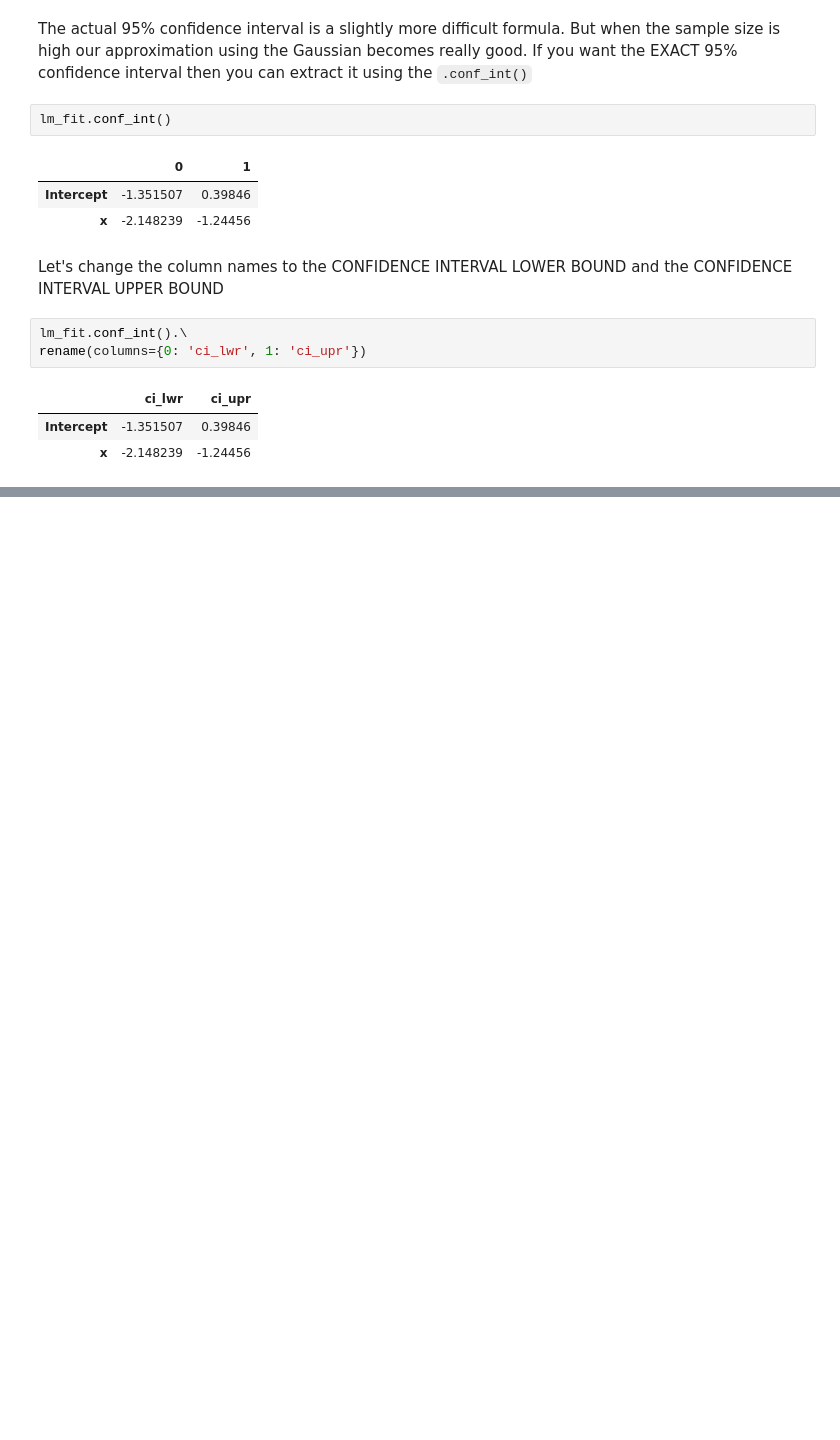
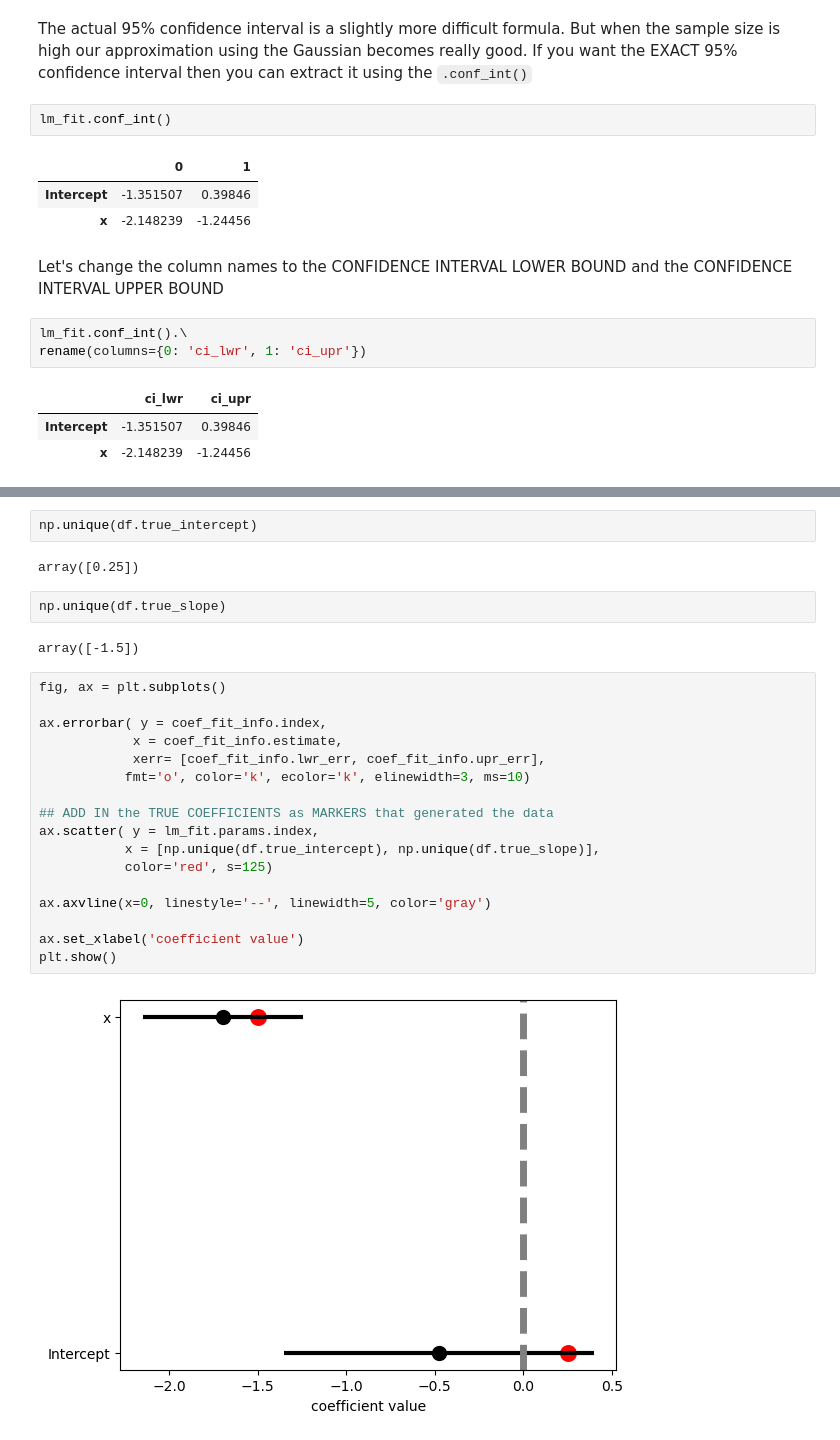
Before and after one commit to johnskpaulxqe/data-science, a Jupyter notebook: courses/CMPINF2100/publish/compinf2100_project/week_10/week_10_lm_fitting_linear.ipynb, the cells around one changed output, grey strips where cells are left out. Drawn from its saved outputs; the diff is of its cells as text; blank space fills up the shorter version.

```diff
--- a/courses/CMPINF2100/publish/compinf2100_project/week_10/week_10_lm_fitting_linear.ipynb
+++ b/courses/CMPINF2100/publish/compinf2100_project/week_10/week_10_lm_fitting_linear.ipynb
@@ -196,0 +369,27 @@ rename(columns={0: 'ci_lwr', 1: 'ci_upr'})
+# %%
+np.unique(df.true_intercept)
+# %% [output]
+array([0.25])
+# %%
+np.unique(df.true_slope)
+# %% [output]
+array([-1.5])
+# %%
+fig, ax = plt.subplots()
+
+ax.errorbar( y = coef_fit_info.index,
+            x = coef_fit_info.estimate,
+            xerr= [coef_fit_info.lwr_err, coef_fit_info.upr_err],
+           fmt='o', color='k', ecolor='k', elinewidth=3, ms=10)
+
+## ADD IN the TRUE COEFFICIENTS as MARKERS that generated the data
+ax.scatter( y = lm_fit.params.index,
+           x = [np.unique(df.true_intercept), np.unique(df.true_slope)],
+           color='red', s=125)
+
+ax.axvline(x=0, linestyle='--', linewidth=5, color='gray')
+
+ax.set_xlabel('coefficient value')
+plt.show()
+# %% [output]
+[figure, added]
```
Also changed, not shown: parts of 30 cells of this notebook, 1 other file.
